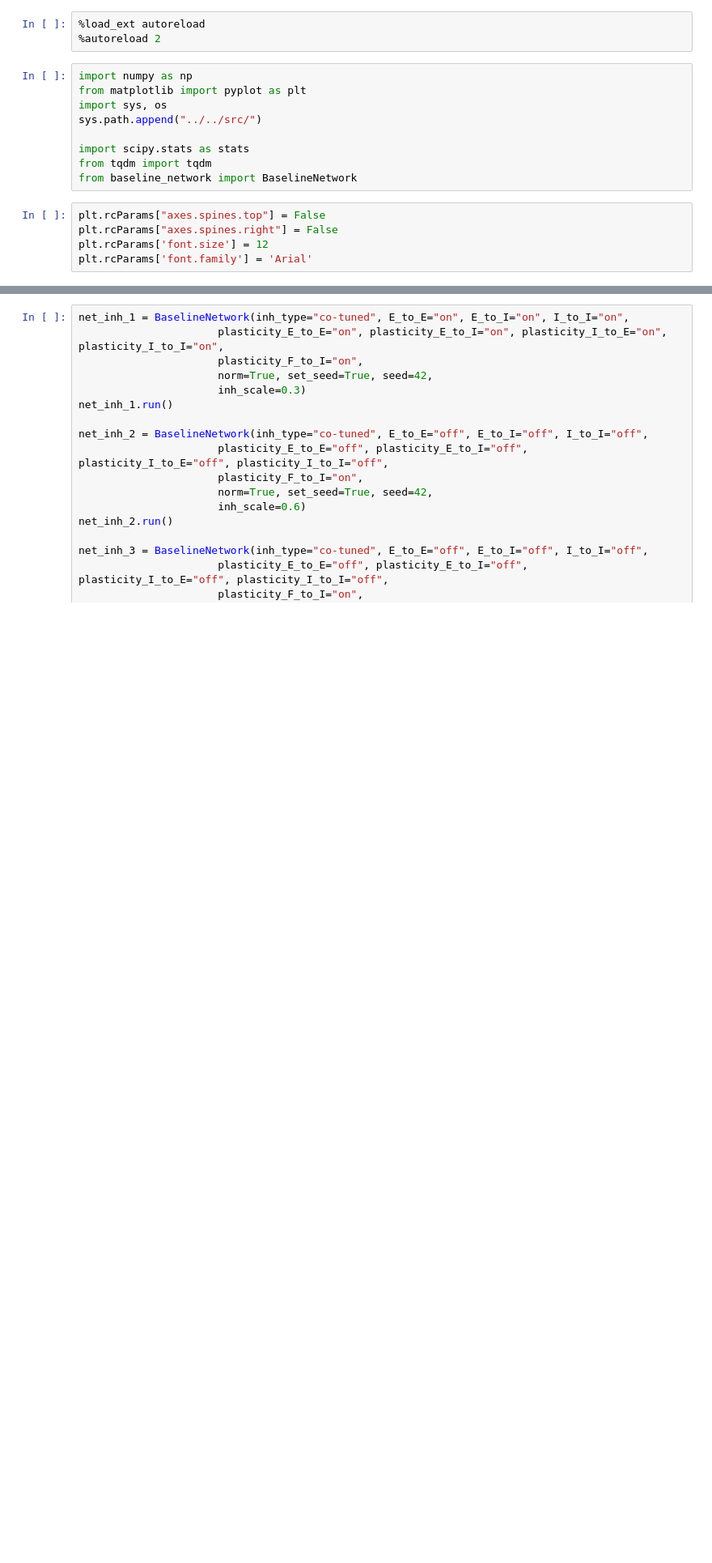
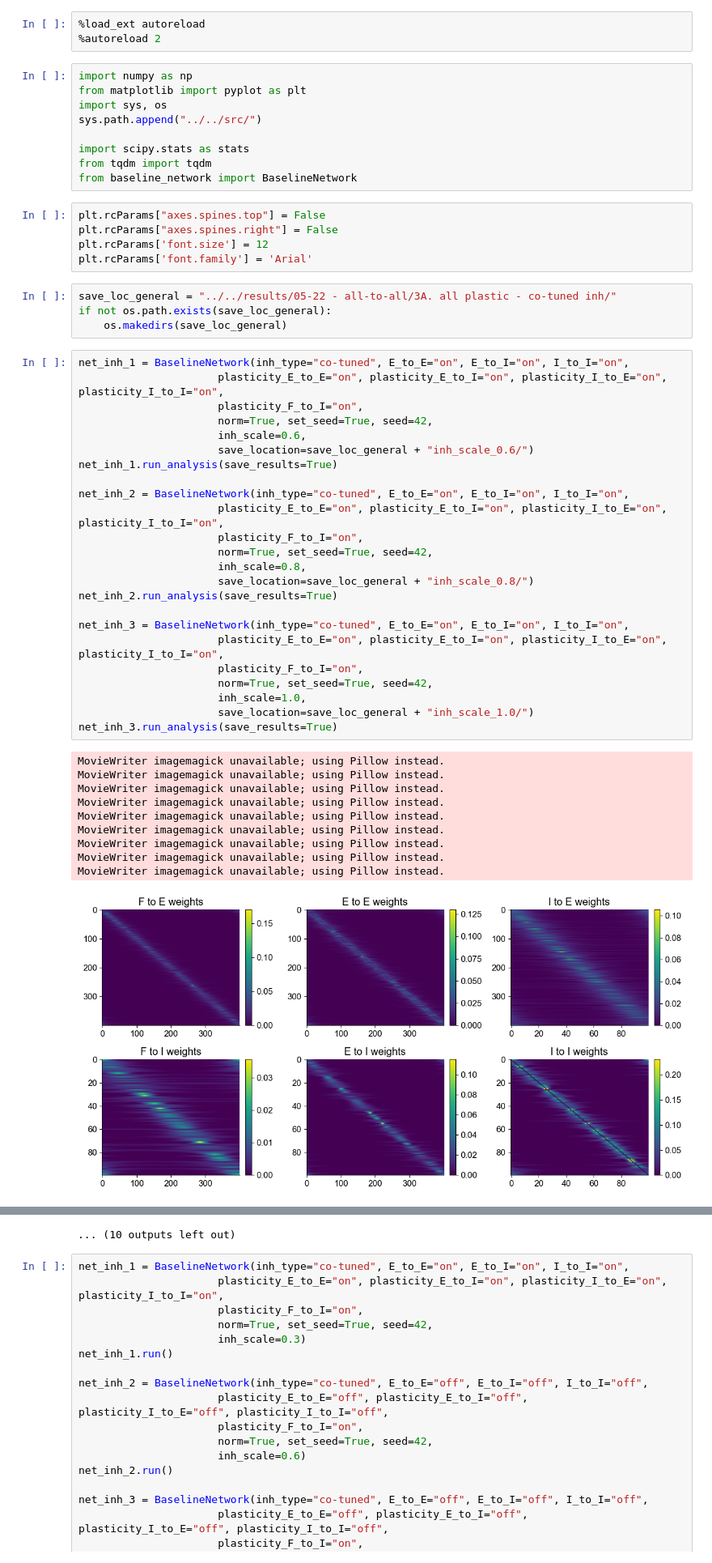
Before and after one commit to divyanshgupt/drift_model_2026, a Jupyter notebook: scripts/05-22 - all_to_all/3A. all plastic - co-tuned inh.ipynb, the cells around one changed output, grey strips where cells are left out. Shown at 81% size. Saved outputs shown, nothing was run; the diff lists cells and outputs as text; blank space fills up the shorter version.

```diff
--- a/scripts/05-22 - all_to_all/3A. all plastic - co-tuned inh.ipynb
+++ b/scripts/05-22 - all_to_all/3A. all plastic - co-tuned inh.ipynb
@@ -15,3 +15,42 @@ plt.rcParams["axes.spines.top"] = False
 plt.rcParams["axes.spines.right"] = False
 plt.rcParams['font.size'] = 12
 plt.rcParams['font.family'] = 'Arial'
+# %%
+save_loc_general = "../../results/05-22 - all-to-all/3A. all plastic - co-tuned inh/"
+if not os.path.exists(save_loc_general):
+    os.makedirs(save_loc_general)
+# %%
+net_inh_1 = BaselineNetwork(inh_type="co-tuned", E_to_E="on", E_to_I="on", I_to_I="on",
+                      plasticity_E_to_E="on", plasticity_E_to_I="on", plasticity_I_to_E="on", plasticity_I_to_I="on",
+                      plasticity_F_to_I="on",
+                      norm=True, set_seed=True, seed=42,
+                      inh_scale=0.6,
+                      save_location=save_loc_general + "inh_scale_0.6/")
+net_inh_1.run_analysis(save_results=True)
+
+net_inh_2 = BaselineNetwork(inh_type="co-tuned", E_to_E="on", E_to_I="on", I_to_I="on",
+                      plasticity_E_to_E="on", plasticity_E_to_I="on", plasticity_I_to_E="on", plasticity_I_to_I="on",
+                      plasticity_F_to_I="on",
+                      norm=True, set_seed=True, seed=42,
+                      inh_scale=0.8,
+                      save_location=save_loc_general + "inh_scale_0.8/")
+net_inh_2.run_analysis(save_results=True)
+
+net_inh_3 = BaselineNetwork(inh_type="co-tuned", E_to_E="on", E_to_I="on", I_to_I="on",
+                      plasticity_E_to_E="on", plasticity_E_to_I="on", plasticity_I_to_E="on", plasticity_I_to_I="on",
+                      plasticity_F_to_I="on",
+                      norm=True, set_seed=True, seed=42,
+                      inh_scale=1.0,
+                      save_location=save_loc_general + "inh_scale_1.0/")
+net_inh_3.run_analysis(save_results=True)
+# %% [output]
+MovieWriter imagemagick unavailable; using Pillow instead.
+MovieWriter imagemagick unavailable; using Pillow instead.
+MovieWriter imagemagick unavailable; using Pillow instead.
+MovieWriter imagemagick unavailable; using Pillow instead.
+MovieWriter imagemagick unavailable; using Pillow instead.
+MovieWriter imagemagick unavailable; using Pillow instead.
+MovieWriter imagemagick unavailable; using Pillow instead.
+MovieWriter imagemagick unavailable; using Pillow instead.
+MovieWriter imagemagick unavailable; using Pillow instead.
+[figure, added]
@@ -18,3 +67,4 @@ plt.rcParams['font.family'] = 'Arial'
+... (10 outputs left out)
 # %%
 net_inh_1 = BaselineNetwork(inh_type="co-tuned", E_to_E="on", E_to_I="on", I_to_I="on",
                       plasticity_E_to_E="on", plasticity_E_to_I="on", plasticity_I_to_E="on", plasticity_I_to_I="on",
```
Also changed, not shown: parts of 1 cell of this notebook, 5 other files.
